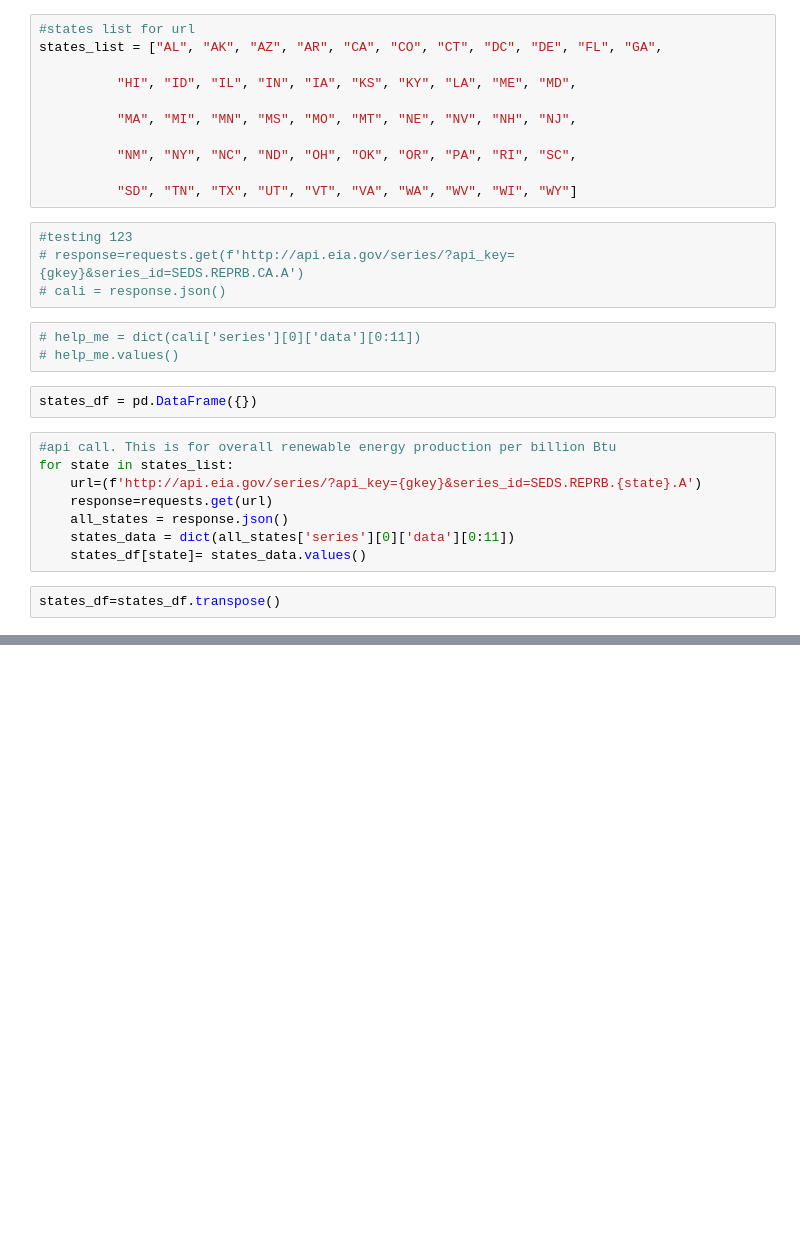
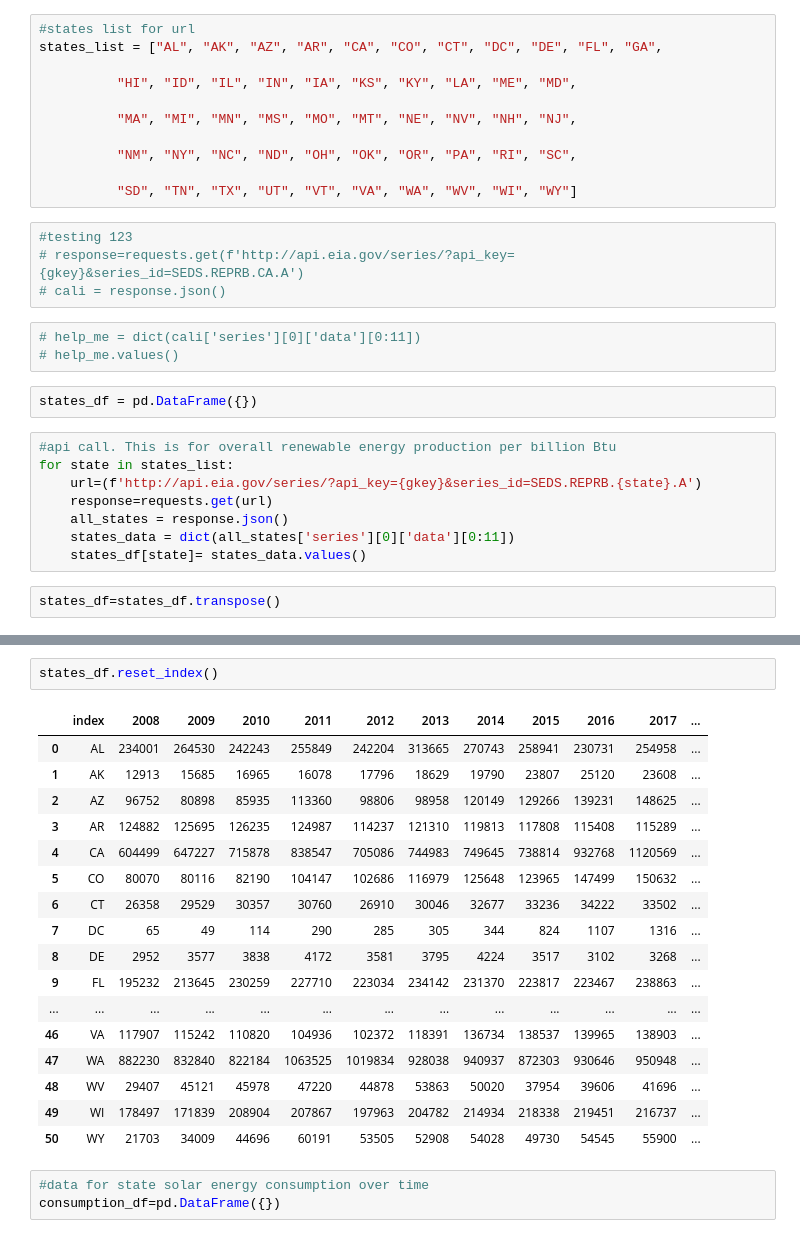
Before and after one commit to Asia-Hewett/solar_v_emissions_project, a Jupyter notebook: State Solar Production Data by Year/eia.ipynb, the cells around one changed output, grey strips where cells are left out. Drawn from its saved outputs; the diff is of its cells as text; blank space fills up the shorter version.

```diff
--- a/State Solar Production Data by Year/eia.ipynb
+++ b/State Solar Production Data by Year/eia.ipynb
@@ -70,0 +127,23 @@ states_df.rename(columns=
+# %%
+states_df.reset_index()
+# %% [output]
+|  | index | 2008 | 2009 | 2010 | 2011 | 2012 | 2013 | 2014 | 2015 | 2016 | 2017 | ... |
+| 0 | AL | 234001 | 264530 | 242243 | 255849 | 242204 | 313665 | 270743 | 258941 | 230731 | 254958 | ... |
+| 1 | AK | 12913 | 15685 | 16965 | 16078 | 17796 | 18629 | 19790 | 23807 | 25120 | 23608 | ... |
+| 2 | AZ | 96752 | 80898 | 85935 | 113360 | 98806 | 98958 | 120149 | 129266 | 139231 | 148625 | ... |
+| 3 | AR | 124882 | 125695 | 126235 | 124987 | 114237 | 121310 | 119813 | 117808 | 115408 | 115289 | ... |
+| 4 | CA | 604499 | 647227 | 715878 | 838547 | 705086 | 744983 | 749645 | 738814 | 932768 | 1120569 | ... |
+| 5 | CO | 80070 | 80116 | 82190 | 104147 | 102686 | 116979 | 125648 | 123965 | 147499 | 150632 | ... |
+| 6 | CT | 26358 | 29529 | 30357 | 30760 | 26910 | 30046 | 32677 | 33236 | 34222 | 33502 | ... |
+| 7 | DC | 65 | 49 | 114 | 290 | 285 | 305 | 344 | 824 | 1107 | 1316 | ... |
+| 8 | DE | 2952 | 3577 | 3838 | 4172 | 3581 | 3795 | 4224 | 3517 | 3102 | 3268 | ... |
+| 9 | FL | 195232 | 213645 | 230259 | 227710 | 223034 | 234142 | 231370 | 223817 | 223467 | 238863 | ... |
+| ... | ... | ... | ... | ... | ... | ... | ... | ... | ... | ... | ... | ... |
+| 46 | VA | 117907 | 115242 | 110820 | 104936 | 102372 | 118391 | 136734 | 138537 | 139965 | 138903 | ... |
+| 47 | WA | 882230 | 832840 | 822184 | 1063525 | 1019834 | 928038 | 940937 | 872303 | 930646 | 950948 | ... |
+| 48 | WV | 29407 | 45121 | 45978 | 47220 | 44878 | 53863 | 50020 | 37954 | 39606 | 41696 | ... |
+| 49 | WI | 178497 | 171839 | 208904 | 207867 | 197963 | 204782 | 214934 | 218338 | 219451 | 216737 | ... |
+| 50 | WY | 21703 | 34009 | 44696 | 60191 | 53505 | 52908 | 54028 | 49730 | 54545 | 55900 | ... |
+# %%
+#data for state solar energy consumption over time
+consumption_df=pd.DataFrame({})
```
Also changed, not shown: parts of 15 cells of this notebook.
